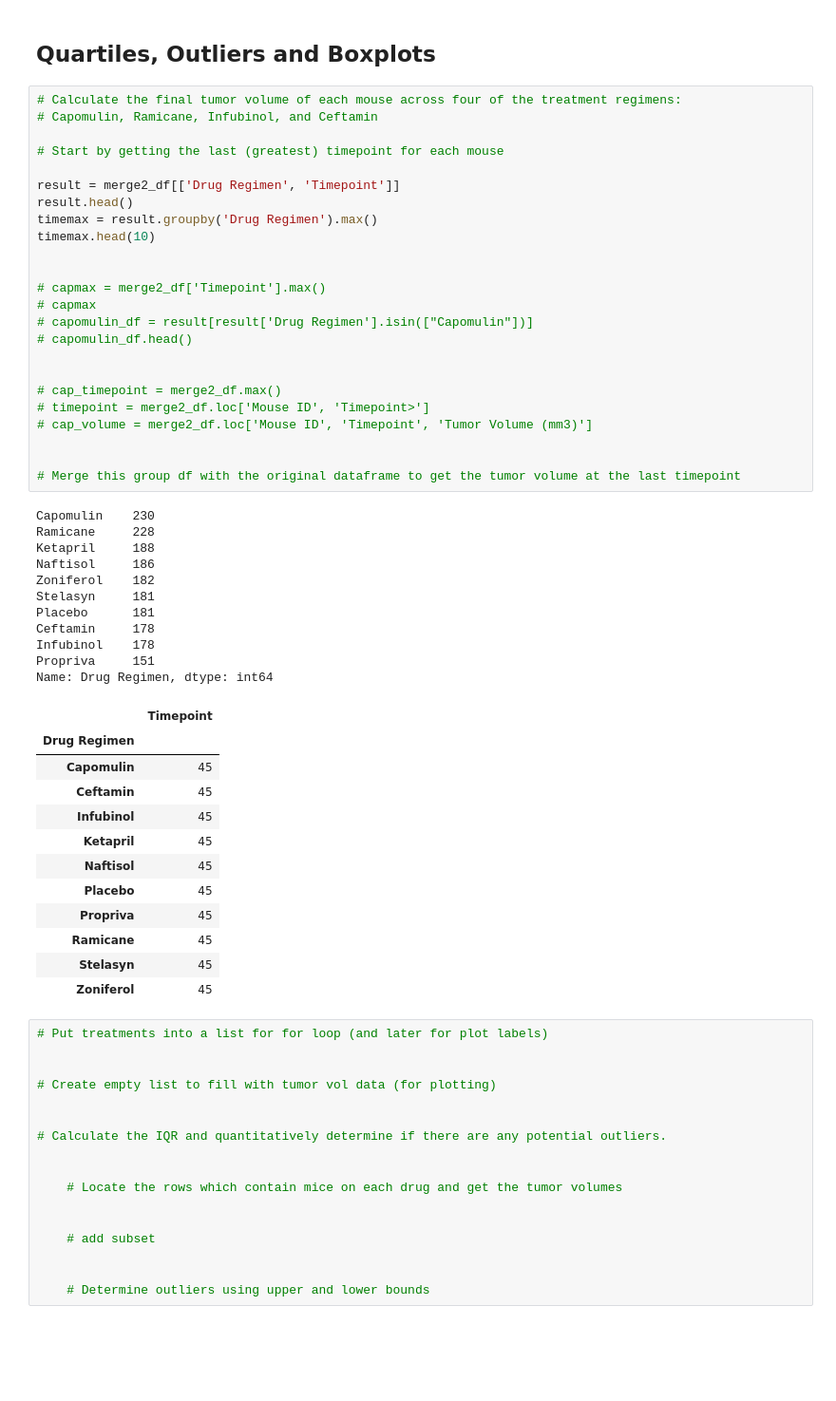
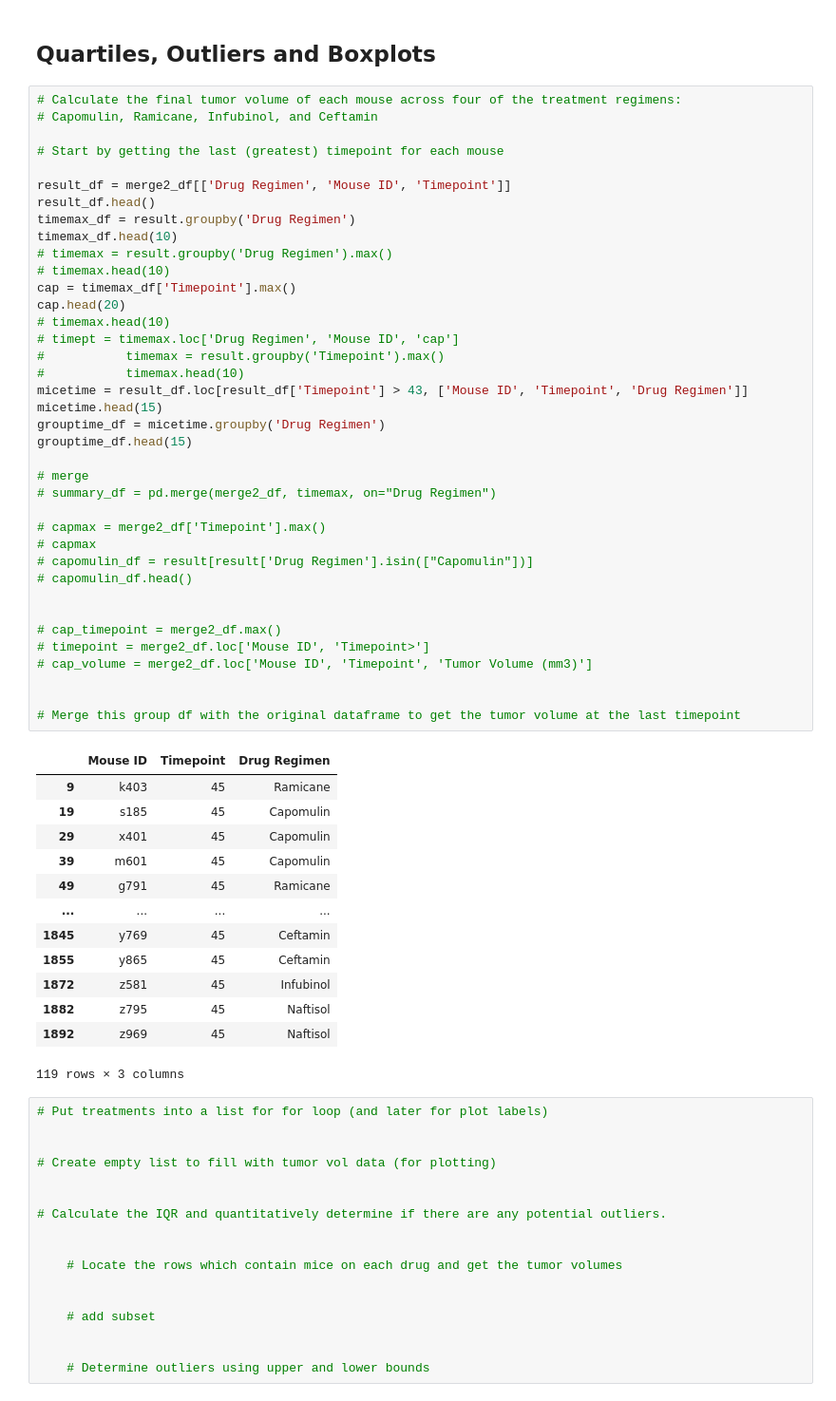
Before and after one commit to jump8621/Matplotlib_PowerofPlots, a Jupyter notebook: actual-Copy2.ipynb, the cells around one changed output. Shown at 95% size. Drawn from its saved outputs; the diff is of its cells as text; blank space fills up the shorter version.

```diff
--- a/actual-Copy2.ipynb
+++ b/actual-Copy2.ipynb
@@ -479,51 +479,55 @@ plt.axis("equal")
 # %%
 # Calculate the final tumor volume of each mouse across four of the treatment regimens:
 # Capomulin, Ramicane, Infubinol, and Ceftamin
 
 # Start by getting the last (greatest) timepoint for each mouse
 
-result = merge2_df[['Drug Regimen', 'Timepoint']]
-result.head()
-timemax = result.groupby('Drug Regimen').max()
-timemax.head(10)
+result_df = merge2_df[['Drug Regimen', 'Mouse ID', 'Timepoint']]
+result_df.head()
+timemax_df = result.groupby('Drug Regimen')
+timemax_df.head(10)
+# timemax = result.groupby('Drug Regimen').max()
+# timemax.head(10)
+cap = timemax_df['Timepoint'].max()
+cap.head(20)
+# timemax.head(10)
+# timept = timemax.loc['Drug Regimen', 'Mouse ID', 'cap']
+#           timemax = result.groupby('Timepoint').max()
+#           timemax.head(10)
+micetime = result_df.loc[result_df['Timepoint'] > 43, ['Mouse ID', 'Timepoint', 'Drug Regimen']]
+micetime.head(15)
+grouptime_df = micetime.groupby('Drug Regimen')
+grouptime_df.head(15)
 
+# merge
+# summary_df = pd.merge(merge2_df, timemax, on="Drug Regimen")
 
 # capmax = merge2_df['Timepoint'].max()
 # capmax
 # capomulin_df = result[result['Drug Regimen'].isin(["Capomulin"])]
 # capomulin_df.head()
 
 
 # cap_timepoint = merge2_df.max()
 # timepoint = merge2_df.loc['Mouse ID', 'Timepoint>']
 # cap_volume = merge2_df.loc['Mouse ID', 'Timepoint', 'Tumor Volume (mm3)']
 
 
 # Merge this group df with the original dataframe to get the tumor volume at the last timepoint
 # %% [output]
+|  | Mouse ID | Timepoint | Drug Regimen |
+| 9 | k403 | 45 | Ramicane |
+| 19 | s185 | 45 | Capomulin |
+| 29 | x401 | 45 | Capomulin |
+| 39 | m601 | 45 | Capomulin |
+| 49 | g791 | 45 | Ramicane |
+| ... | ... | ... | ... |
+| 1845 | y769 | 45 | Ceftamin |
+| 1855 | y865 | 45 | Ceftamin |
+| 1872 | z581 | 45 | Infubinol |
+| 1882 | z795 | 45 | Naftisol |
+| 1892 | z969 | 45 | Naftisol |
-Capomulin    230
-Ramicane     228
-Ketapril     188
-Naftisol     186
-Zoniferol    182
-Stelasyn     181
-Placebo      181
-Ceftamin     178
-Infubinol    178
-Propriva     151
-Name: Drug Regimen, dtype: int64
+119 rows × 3 columns
-|  | Timepoint |
-| Drug Regimen |  |
-| Capomulin | 45 |
-| Ceftamin | 45 |
-| Infubinol | 45 |
-| Ketapril | 45 |
-| Naftisol | 45 |
-| Placebo | 45 |
-| Propriva | 45 |
-| Ramicane | 45 |
-| Stelasyn | 45 |
-| Zoniferol | 45 |
 # %%
 # Put treatments into a list for for loop (and later for plot labels)
 
```
